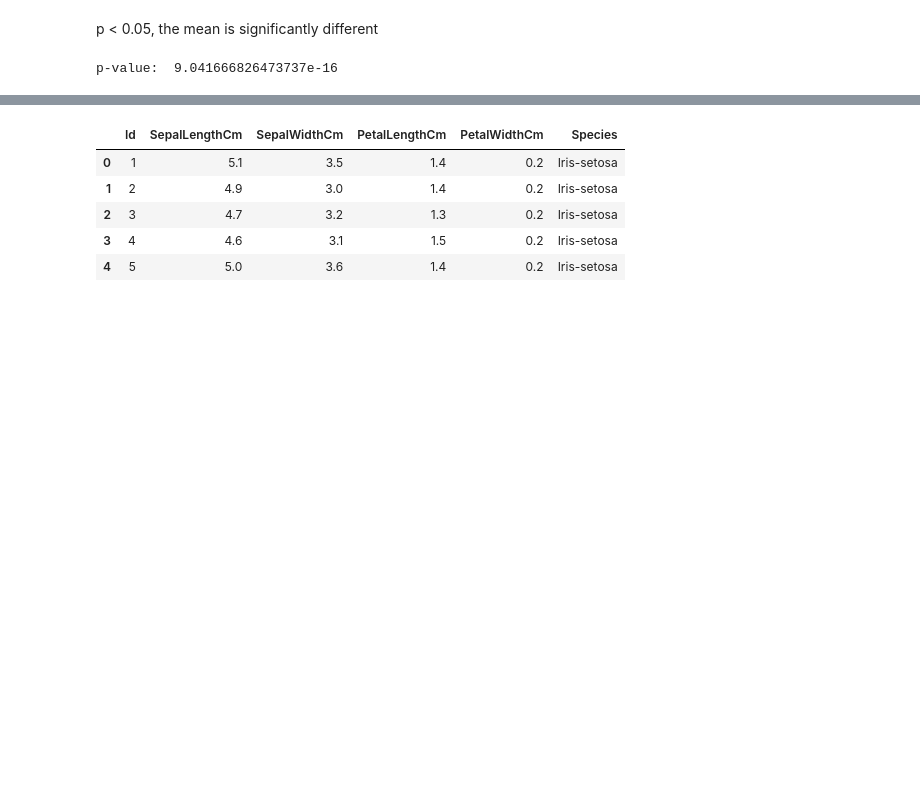
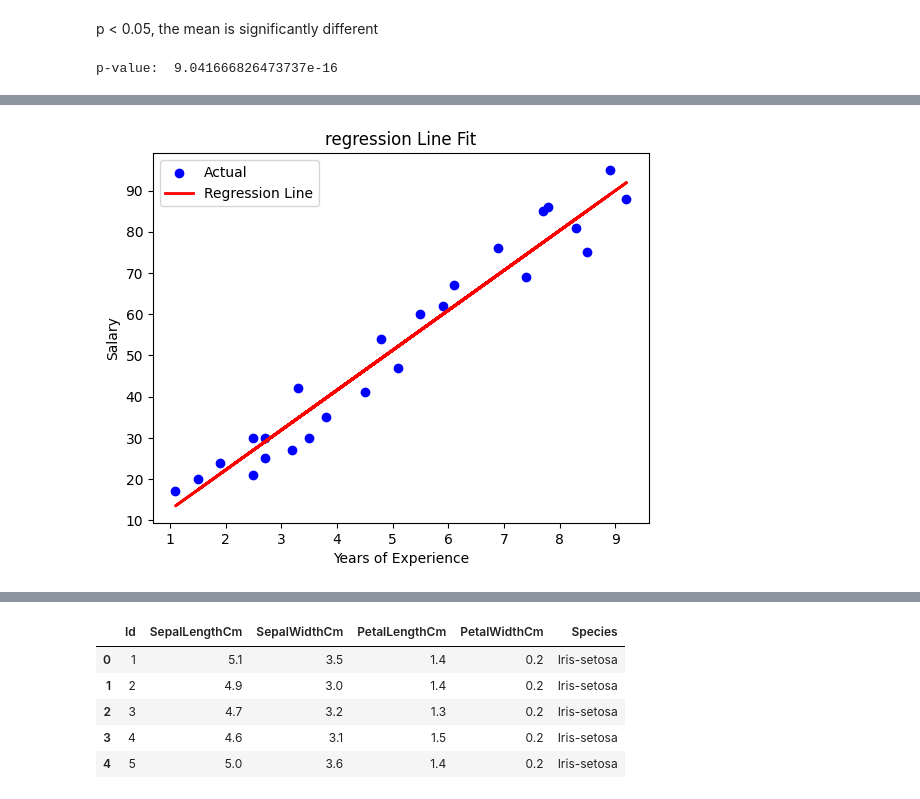
Before and after one commit to dakshayani2906/Data-Science-Portfolio, a Jupyter notebook: Untitled7.ipynb, the cells around one changed output, grey strips where cells are left out. Drawn from its saved outputs; the diff is of its cells as text; code cells hidden in the pictures; blank space fills up the shorter version.

```diff
--- a/Untitled7.ipynb
+++ b/Untitled7.ipynb
@@ -45,0 +218,7 @@ p-value:  9.041666826473737e-16
+# %%
+# Split into Train and Test Sets
+
+X = data[["YearsExperience"]]  #Features
+y = data['Salary']   # Target
+
+X_train, X_test, y_train, y_test = train_test_split(X,y,test_size = 0.2, random_state = 42)
@@ -45,0 +266,12 @@ p-value:  9.041666826473737e-16
+# %%
+# Visualise Regression Line
+
+plt.scatter(X,y, color = 'blue', label = 'Actual')
+plt.plot(X, model.predict(X), color = 'red', linewidth = 2, label = 'Regression Line')
+plt.xlabel("Years of Experience")
+plt.ylabel("Salary")
+plt.title("regression Line Fit")
+plt.legend()
+plt.show()
+# %% [output]
+[figure, added]
```
Also changed, not shown: parts of 29 cells of this notebook.
